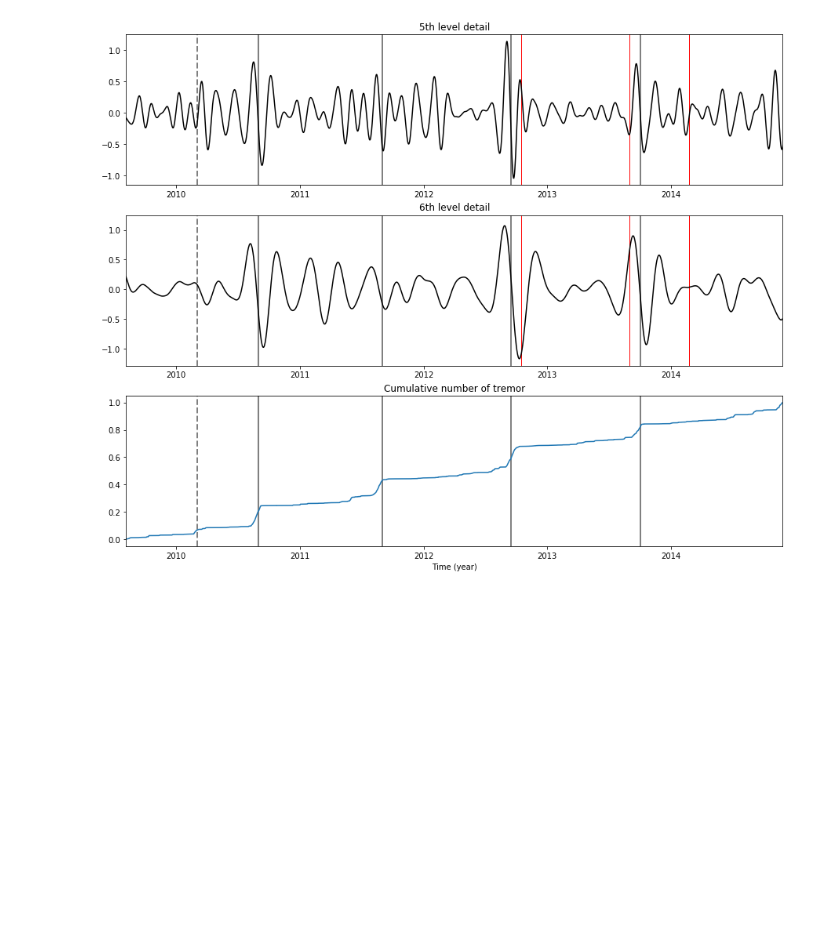
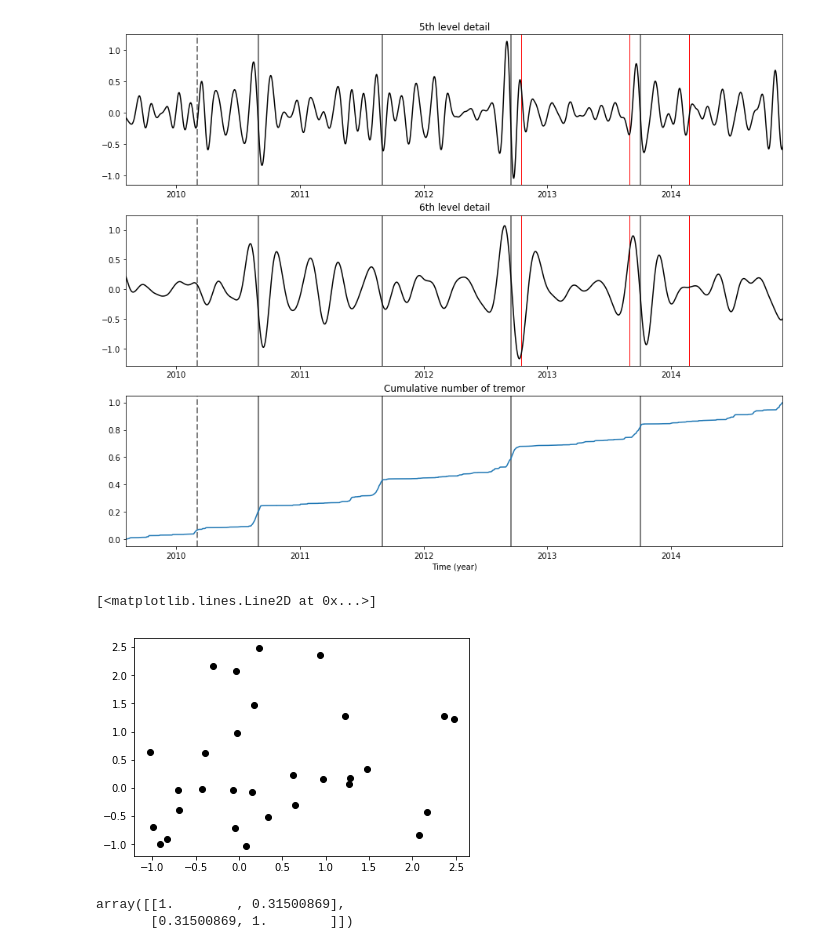
Before and after one commit to ArianeDucellier/ETSscripts, a Jupyter notebook: notebooks/slowslip_MODWT.ipynb, the cells around one changed output. Cells and saved outputs as stored; diff of their text form; code cells hidden in the pictures; blank space fills up the shorter version.

```diff
--- a/notebooks/slowslip_MODWT.ipynb
+++ b/notebooks/slowslip_MODWT.ipynb
@@ -215,3 +215,14 @@ plt.savefig('Figure8.eps', format='eps')
 plt.show()
 # %% [output]
 [figure]
+# %%
+plt.figure(1)
+plt.plot(disp[735 : 765], disp[736 : 766], 'ko')
+# %% [output]
+[<matplotlib.lines.Line2D at 0x...>]
+[figure, added]
+# %%
+np.corrcoef(disp[730 : 770], disp[731 : 771])
+# %% [output]
+array([[1.        , 0.31500869],
+       [0.31500869, 1.        ]])
```
Also changed, not shown: 15 other files.
